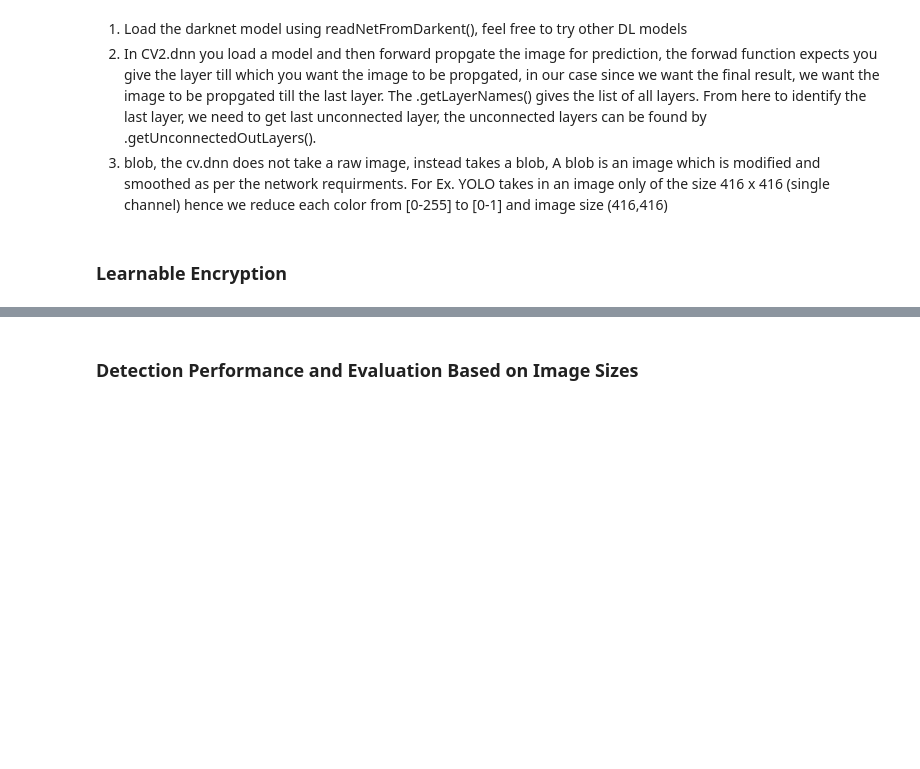
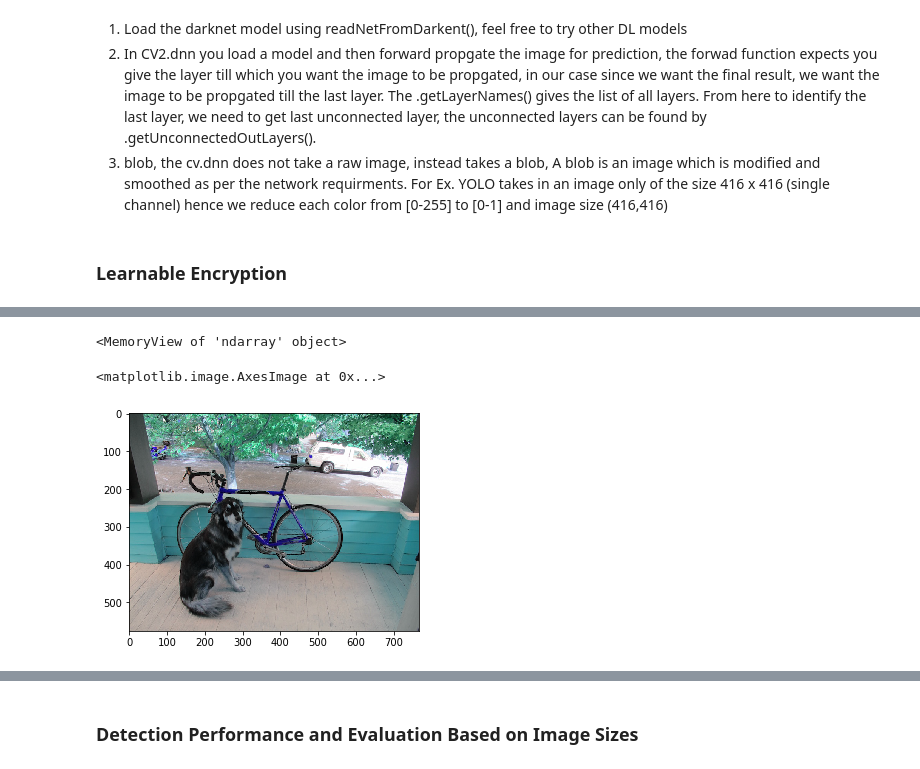
Before and after one commit to siddu1998/Internship-Indian-Institute-of-Science, a Jupyter notebook: RP1/Code/Detection Frequency Experiment.ipynb, the cells around one changed output, grey strips where cells are left out. Drawn from its saved outputs; the diff is of its cells as text; code cells hidden in the pictures; blank space fills up the shorter version.

```diff
--- a/RP1/Code/Detection Frequency Experiment.ipynb
+++ b/RP1/Code/Detection Frequency Experiment.ipynb
@@ -351,8 +376,16 @@ image=decoder_fast(look_up_table,im_color)
 # %%
-decrypted_image=np.asarray(image)
-cv2.imshow('decrypted',decrypted_image)
+dec=decoder_fast(look_up_table,enc)
+dec = np.asarray(dec)
+
+cv2.imshow('decrypted',dec)
 cv2.waitKey(0)
 cv2.destroyAllWindows()
+
+plt.imshow(dec)
+# %% [output]
+<MemoryView of 'ndarray' object>
+<matplotlib.image.AxesImage at 0x...>
+[figure, added]
 # %%
 detections=predict_object('testing_images/16892.jpg',net)
 print('Number of Detections:', len(detections))
```
Also changed, not shown: parts of 12 cells of this notebook.
